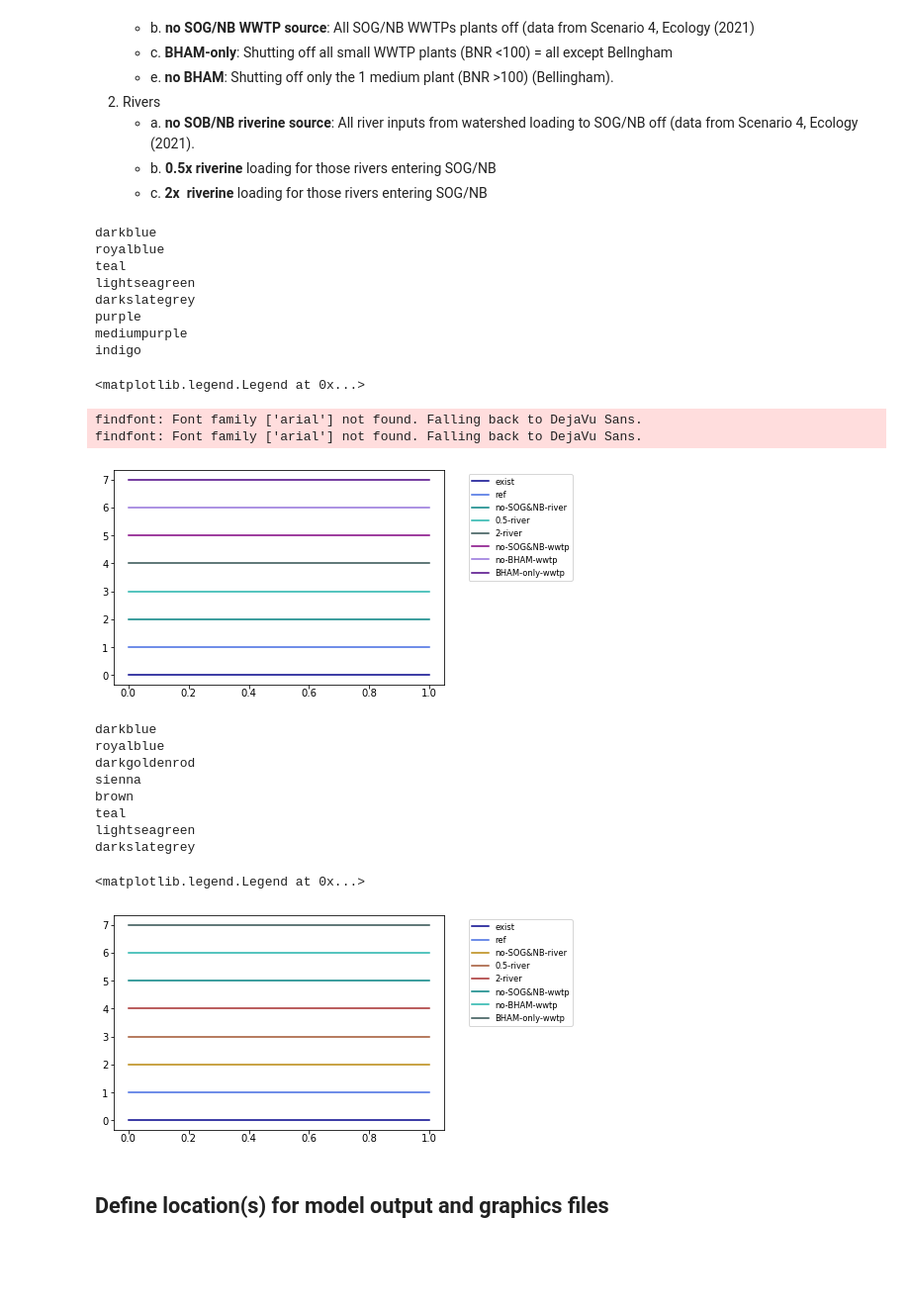
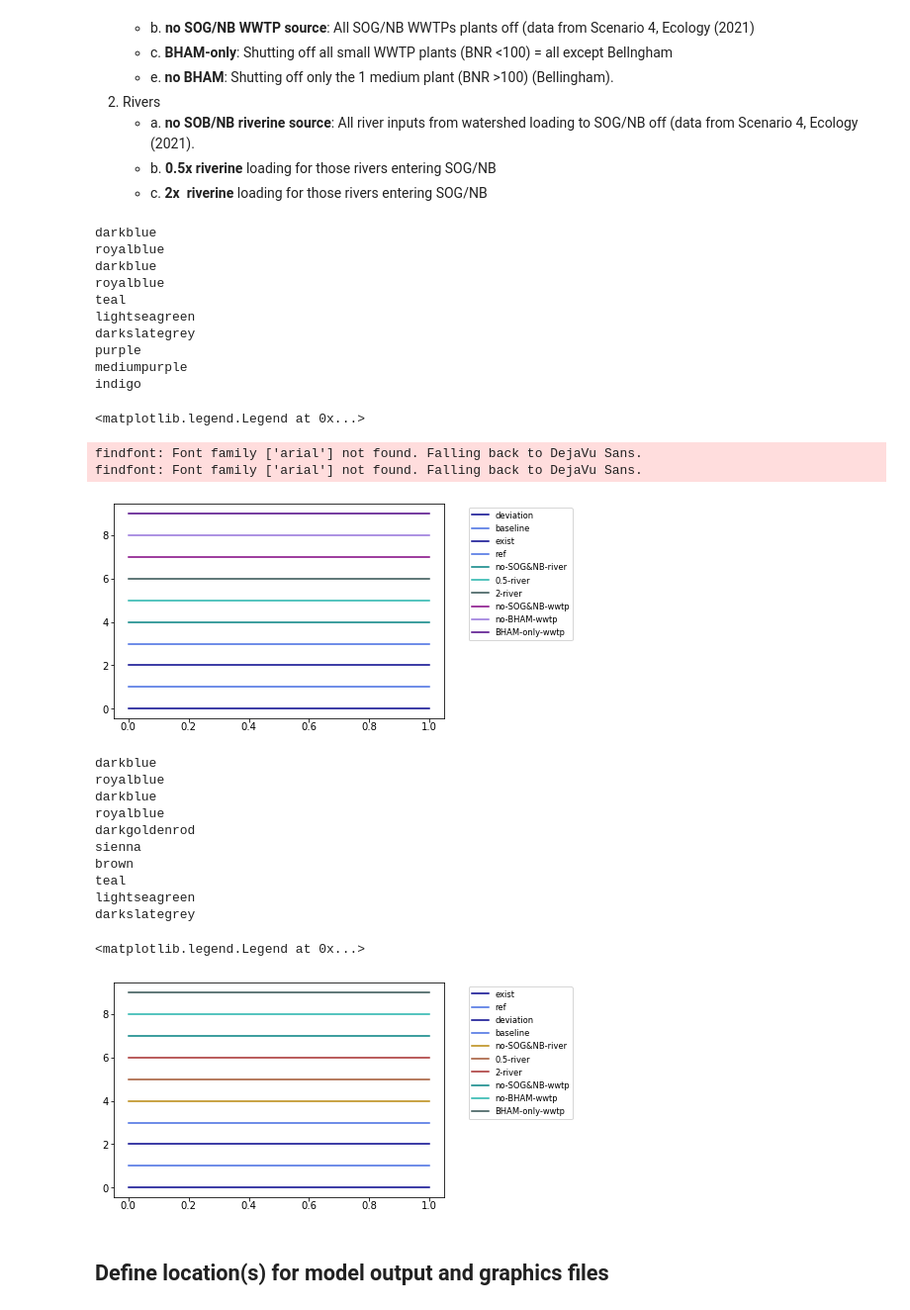
Before and after one commit to UW-PSI/SalishSeaModel-analysis, a Jupyter notebook: etc/SSM_config.ipynb, the cells around one changed output. Shown at 99% size. Saved outputs shown, nothing was run; the diff lists cells and outputs as text; code cells hidden in the pictures; blank space fills up the shorter version.

Commit message:
added baseline and deviation indices

```diff
--- a/etc/SSM_config.ipynb
+++ b/etc/SSM_config.ipynb
@@ -49,43 +49,49 @@ Run list will include:
 # %%
 ssm['line_colors']={}
 # baselines (blue tones)
-ssm['line_colors']['exist'] =  'darkblue'
-ssm['line_colors']['ref']   =  'royalblue'
+ssm['line_colors']['deviation'] =  'darkblue' # existing
+ssm['line_colors']['baseline']   =  'royalblue' #reference
+ssm['line_colors']['exist'] =  'darkblue' # existing
+ssm['line_colors']['ref']   =  'royalblue' #reference
 # rivers (green tones)
 ssm['line_colors']['no-SOG&NB-river'] = 'teal'
 ssm['line_colors']['0.5-river']   = 'lightseagreen'
 ssm['line_colors']['2-river']     = 'darkslategrey'
 # wwtp (purple tones)
 ssm['line_colors']['no-SOG&NB-wwtp']  = 'purple'
 ssm['line_colors']['no-BHAM-wwtp']   = 'mediumpurple'
 ssm['line_colors']['BHAM-only-wwtp'] = 'indigo'
 
 # plot these color options
 fig = plt.figure()
 ax = plt.axes()
 x = numpy.linspace(0, 1, 10)
 for idx,case in enumerate(ssm['line_colors']):
     print(ssm['line_colors'][case])
     ax.plot(x,idx*numpy.ones(len(x)),color=ssm['line_colors'][case],label=case)
 ax.legend(loc='upper right',bbox_to_anchor=(1.4,1))
 # %% [output]
+darkblue
+royalblue
 darkblue
 royalblue
 teal
 lightseagreen
 darkslategrey
 purple
 mediumpurple
 indigo
 <matplotlib.legend.Legend at 0x...>
 findfont: Font family ['arial'] not found. Falling back to DejaVu Sans.
 findfont: Font family ['arial'] not found. Falling back to DejaVu Sans.
-[figure, old version]
+[figure, new version]
 # %%
 ssm['line_colors']={}
 # baselines (blue tones)
 ssm['line_colors']['exist'] =  'darkblue'
 ssm['line_colors']['ref']   =  'royalblue'
+ssm['line_colors']['deviation'] =  'darkblue' # existing
+ssm['line_colors']['baseline']   =  'royalblue' #reference
 # rivers (green tones)
 ssm['line_colors']['no-SOG&NB-river'] = 'darkgoldenrod'
 ssm['line_colors']['0.5-river']   = 'sienna'
@@ -104,6 +110,8 @@ for idx,case in enumerate(ssm['line_colors']):
     ax.plot(x,idx*numpy.ones(len(x)),color=ssm['line_colors'][case],label=case)
 ax.legend(loc='upper right',bbox_to_anchor=(1.4,1))
 # %% [output]
+darkblue
+royalblue
 darkblue
 royalblue
 darkgoldenrod
@@ -113,7 +121,7 @@ teal
 lightseagreen
 darkslategrey
 <matplotlib.legend.Legend at 0x...>
-[figure, old version]
+[figure, new version]
 # %% [markdown]
 ## Define location(s) for model output and graphics files
 # %%
```
Also changed, not shown: parts of 1 cell of this notebook, 1 other file.
